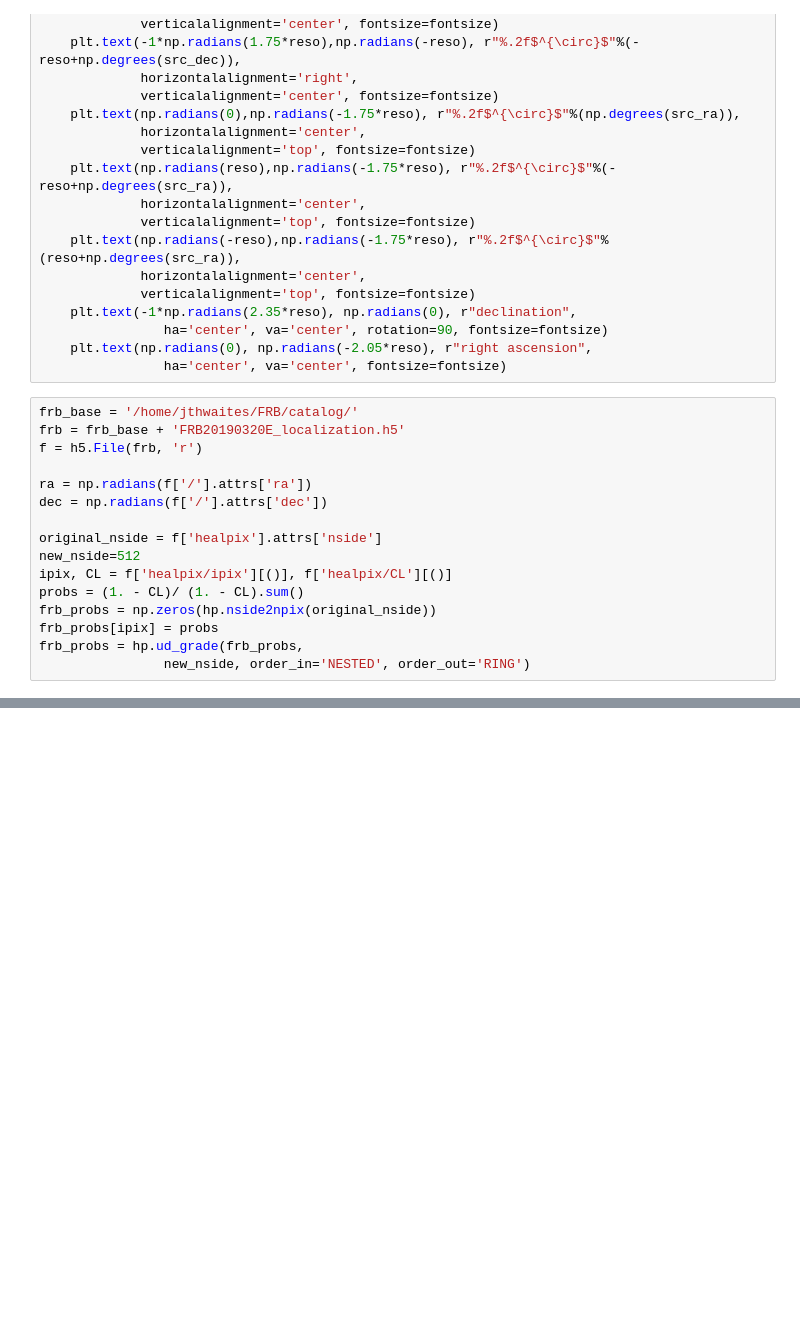
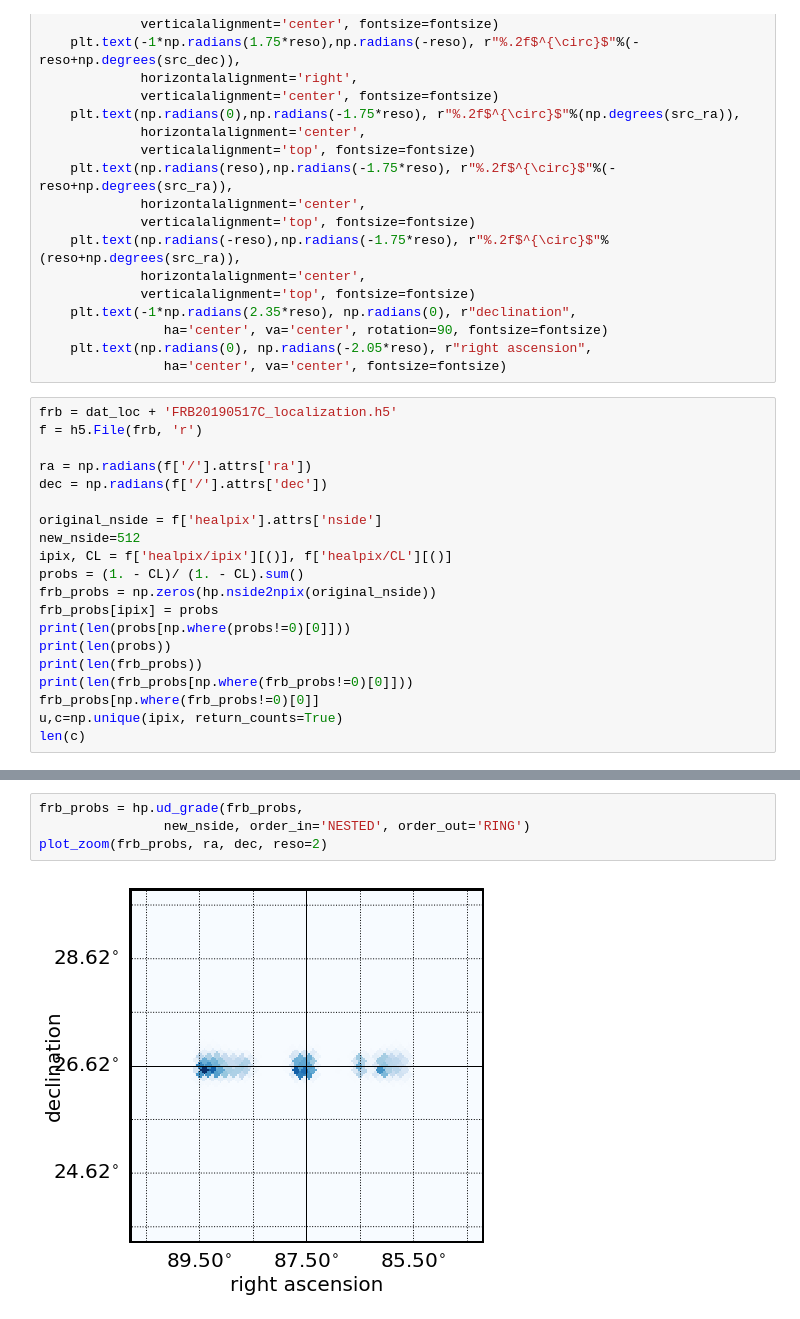
Before and after one commit to jessiethw/FRB, a Jupyter notebook: localizations.ipynb, the cells around one changed output, grey strips where cells are left out. Cells and saved outputs as stored; diff of their text form; blank space fills up the shorter version.

```diff
--- a/localizations.ipynb
+++ b/localizations.ipynb
@@ -174,8 +229,7 @@ def plot_labels(src_dec, src_ra, reso):
     plt.text(np.radians(0), np.radians(-2.05*reso), r"right ascension",
                 ha='center', va='center', fontsize=fontsize)
 # %%
-frb_base = '/home/jthwaites/FRB/catalog/'
-frb = frb_base + 'FRB20190320E_localization.h5'
+frb = dat_loc + 'FRB20190517C_localization.h5'
 f = h5.File(frb, 'r')
 
 ra = np.radians(f['/'].attrs['ra'])
@@ -187,5 +241,10 @@ ipix, CL = f['healpix/ipix'][()], f['healpix/CL'][()]
 probs = (1. - CL)/ (1. - CL).sum()
 frb_probs = np.zeros(hp.nside2npix(original_nside))
 frb_probs[ipix] = probs
-frb_probs = hp.ud_grade(frb_probs,
-                new_nside, order_in='NESTED', order_out='RING')
+print(len(probs[np.where(probs!=0)[0]]))
+print(len(probs))
+print(len(frb_probs))
+print(len(frb_probs[np.where(frb_probs!=0)[0]]))
+frb_probs[np.where(frb_probs!=0)[0]]
+u,c=np.unique(ipix, return_counts=True)
+len(c)
@@ -198,0 +257,6 @@ plot_zoom(frb_probs, ra, dec, reso=1)
+# %%
+frb_probs = hp.ud_grade(frb_probs,
+                new_nside, order_in='NESTED', order_out='RING')
+plot_zoom(frb_probs, ra, dec, reso=2)
+# %% [output]
+[figure, added]
```
Also changed, not shown: parts of 10 cells of this notebook.
